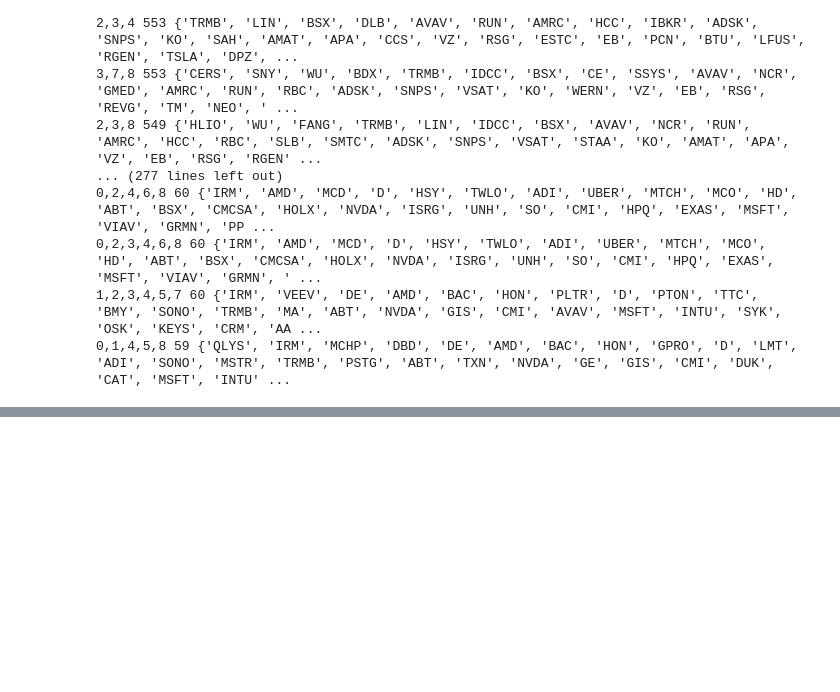
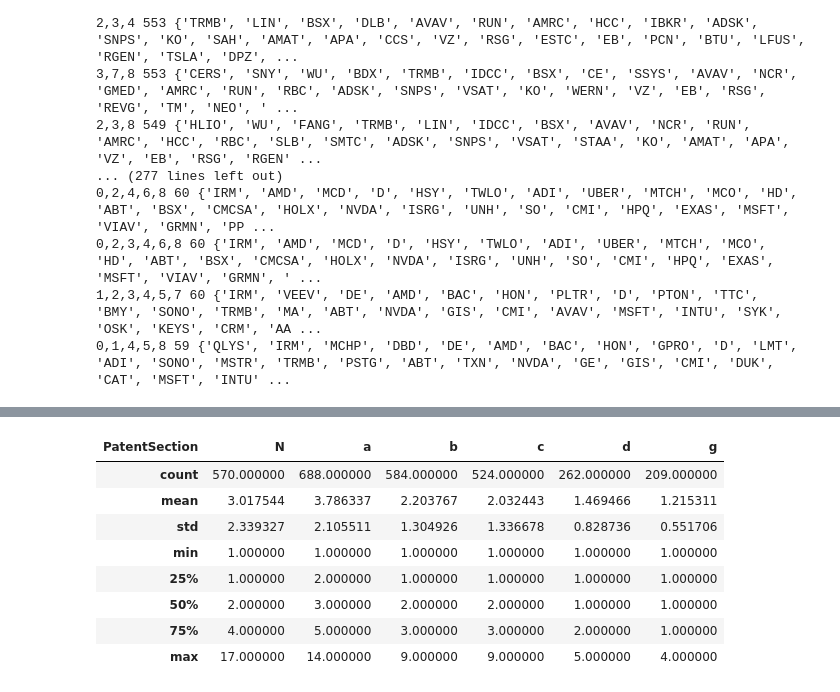
Before and after one commit to xtrabyte-consulting/alt-trading-signals, a Jupyter notebook: UnionsAllLive/OptimalUnionSet.ipynb, the cells around one changed output, grey strips where cells are left out. Cells and saved outputs as stored; diff of their text form; code cells hidden in the pictures; blank space fills up the shorter version.

```diff
--- a/UnionsAllLive/OptimalUnionSet.ipynb
+++ b/UnionsAllLive/OptimalUnionSet.ipynb
@@ -145,0 +269,3 @@ for key, value in sorted_intersections.items():
+# %%
+pg_patents['Date'] = pd.to_datetime(pg_patents['Date'])
+pg_patents.info()
@@ -145,0 +290,13 @@ for key, value in sorted_intersections.items():
+# %%
+pg_patents.drop(columns=['e', 'f', 'h'], inplace=True)
+pg_patents.describe()
+# %% [output]
+| PatentSection | N | a | b | c | d | g |
+| count | 570.000000 | 688.000000 | 584.000000 | 524.000000 | 262.000000 | 209.000000 |
+| mean | 3.017544 | 3.786337 | 2.203767 | 2.032443 | 1.469466 | 1.215311 |
+| std | 2.339327 | 2.105511 | 1.304926 | 1.336678 | 0.828736 | 0.551706 |
+| min | 1.000000 | 1.000000 | 1.000000 | 1.000000 | 1.000000 | 1.000000 |
+| 25% | 1.000000 | 2.000000 | 1.000000 | 1.000000 | 1.000000 | 1.000000 |
+| 50% | 2.000000 | 3.000000 | 2.000000 | 2.000000 | 1.000000 | 1.000000 |
+| 75% | 4.000000 | 5.000000 | 3.000000 | 3.000000 | 2.000000 | 1.000000 |
+| max | 17.000000 | 14.000000 | 9.000000 | 9.000000 | 5.000000 | 4.000000 |
```
Also changed, not shown: parts of 25 cells of this notebook.
